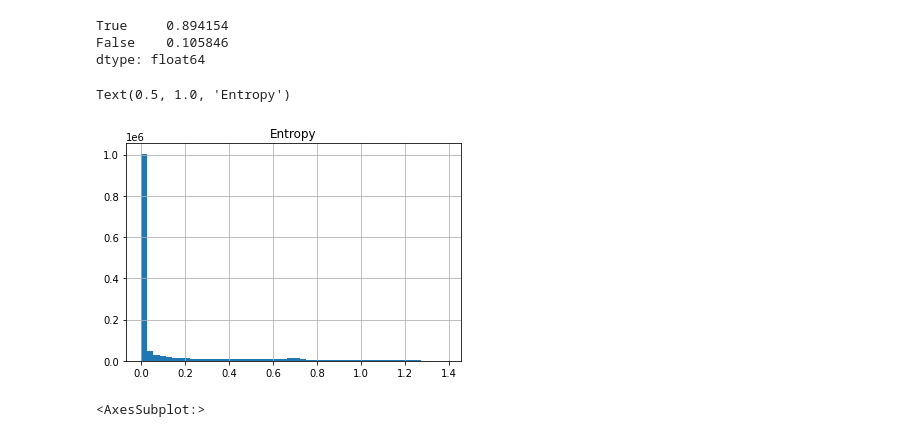
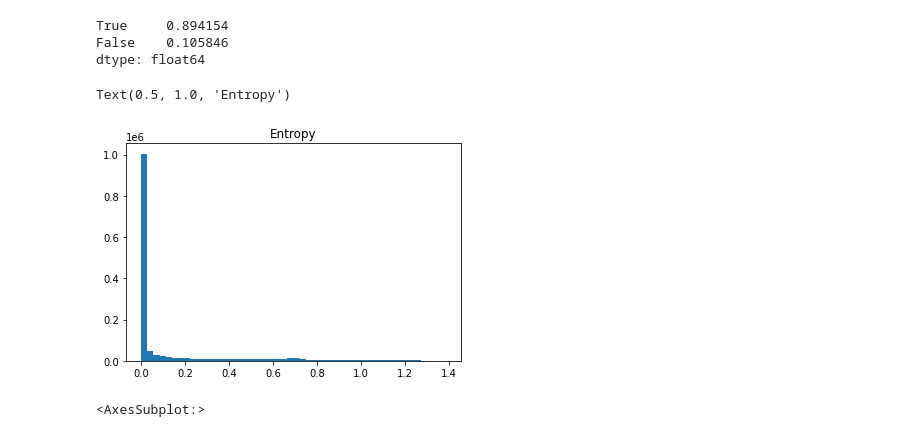
Before and after one commit to kpotoh/birds, a Jupyter notebook: nb/mut_extraction_nematoda.ipynb, the cells around one changed output. Saved outputs shown, nothing was run; the diff lists cells and outputs as text; code cells hidden in the pictures.

```diff
--- a/nb/mut_extraction.ipynb
+++ b/nb/mut_extraction_nematoda.ipynb
@@ -84,13 +84,13 @@ True     0.894154
 False    0.105846
 dtype: float64
 # %%
-mentr = anc[["p_A", "p_C", "p_G", "p_T"]].apply(entropy, 1)
+mentr = entropy(anc[["p_A", "p_C", "p_G", "p_T"]], axis=1)
 # %%
-mentr.hist(bins=50)
+plt.hist(mentr, bins=50)
 plt.title("Entropy")
 # %% [output]
 Text(0.5, 1.0, 'Entropy')
-[figure, old version]
+[figure, new version]
 # %%
 anc.State.value_counts().plot.bar()
 # %% [output]
```
Also changed, not shown: parts of 8 cells of this notebook, 7 other files.
